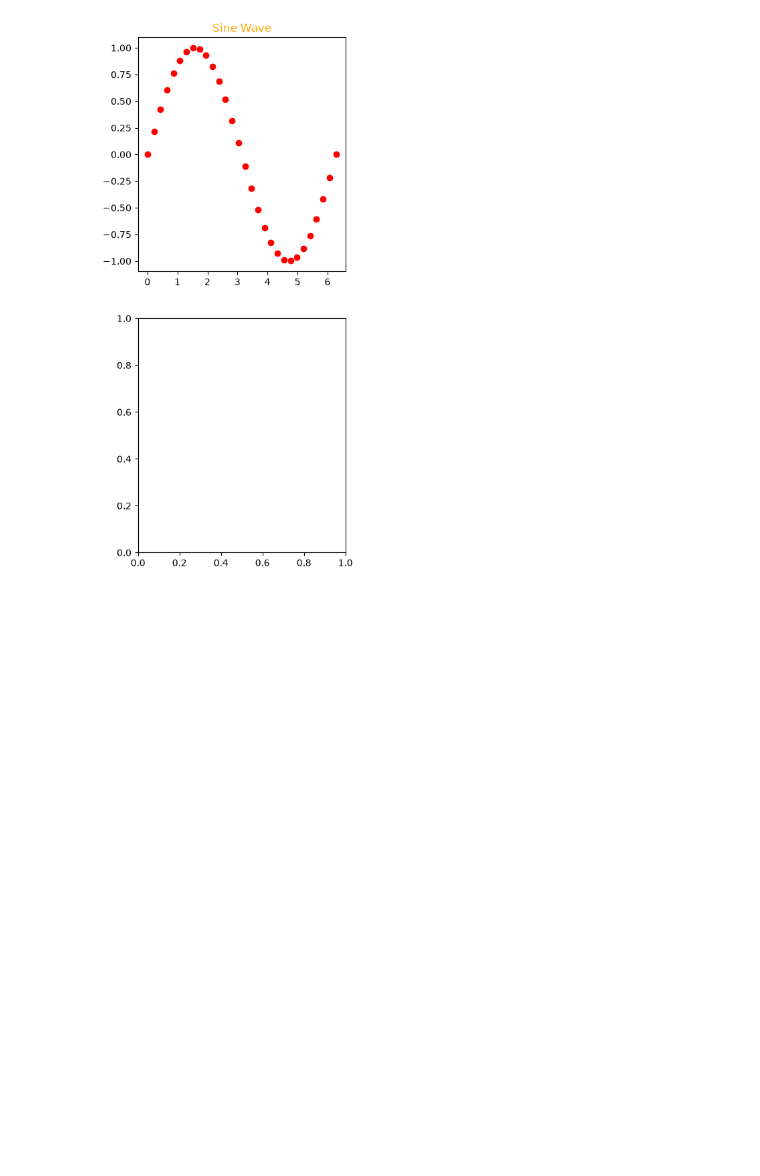
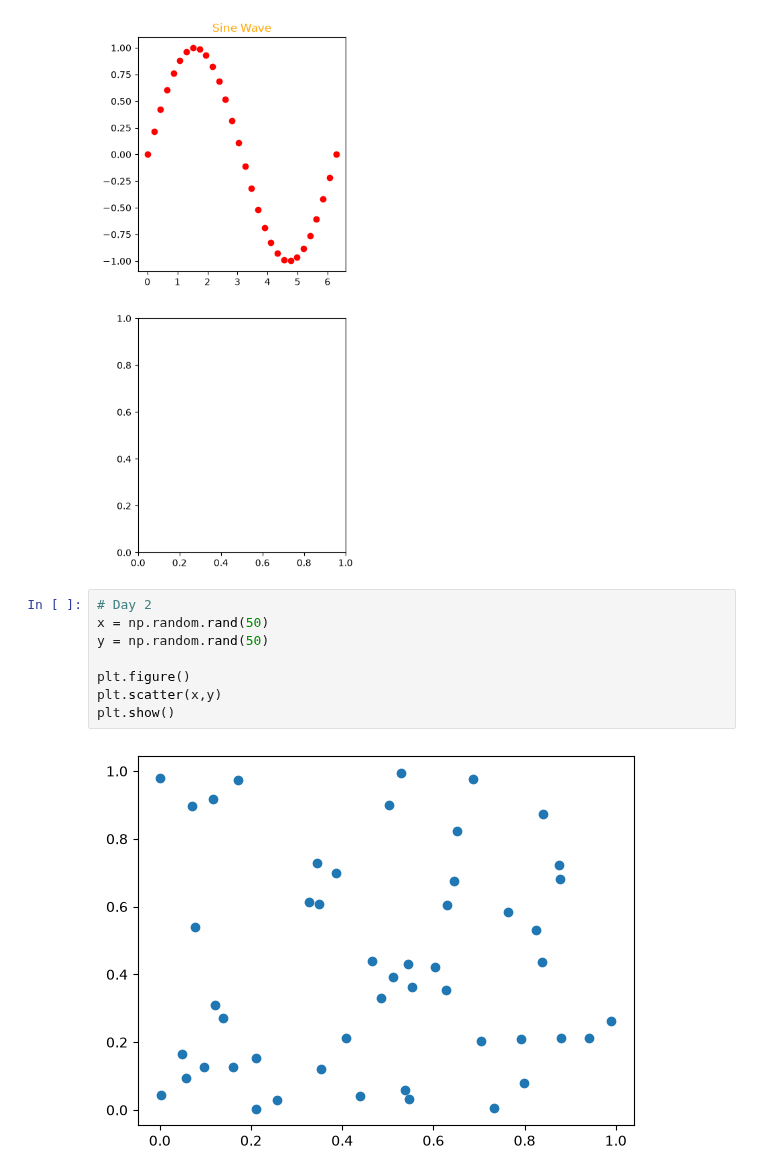
Before and after one commit to tove-rgb/Tove, a Jupyter notebook: Lecture_Notes/matplotlib_demo.ipynb, the cells around one changed output. Cells and saved outputs as stored; diff of their text form; blank space fills up the shorter version.

```diff
--- a/Lecture_Notes/matplotlib_demo.ipynb
+++ b/Lecture_Notes/matplotlib_demo.ipynb
@@ -70,3 +68,13 @@ axes[0].set_title("Sine Wave", color = "orange")
 # %% [output]
 Text(0.5, 1.0, 'Sine Wave')
 [figure]
+# %%
+# Day 2
+x = np.random.rand(50)
+y = np.random.rand(50)
+
+plt.figure()
+plt.scatter(x,y)
+plt.show()
+# %% [output]
+[figure, added]
```
Also changed, not shown: parts of 5 cells of this notebook, 9 other files.
